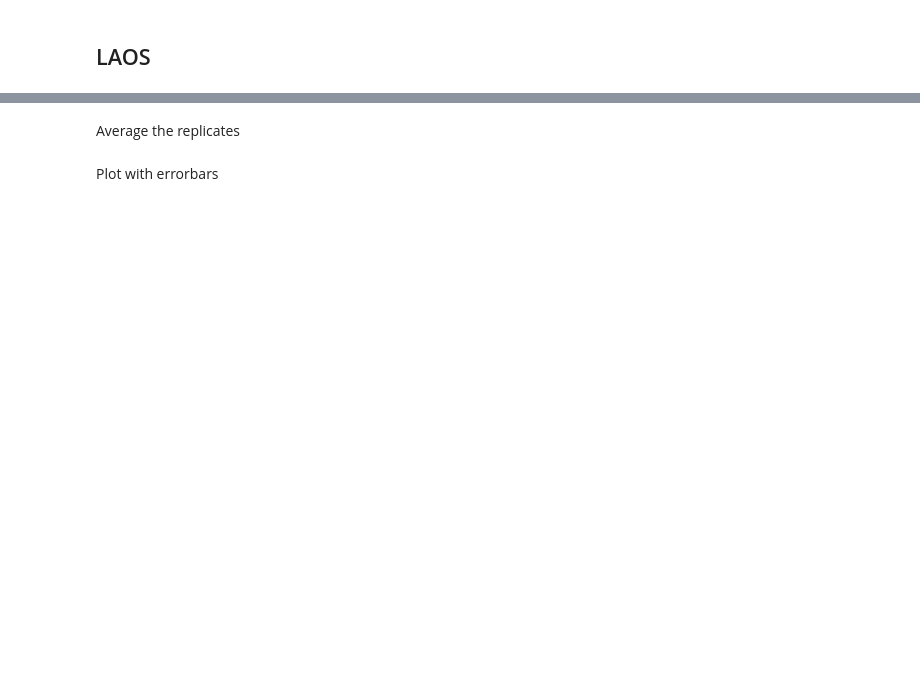
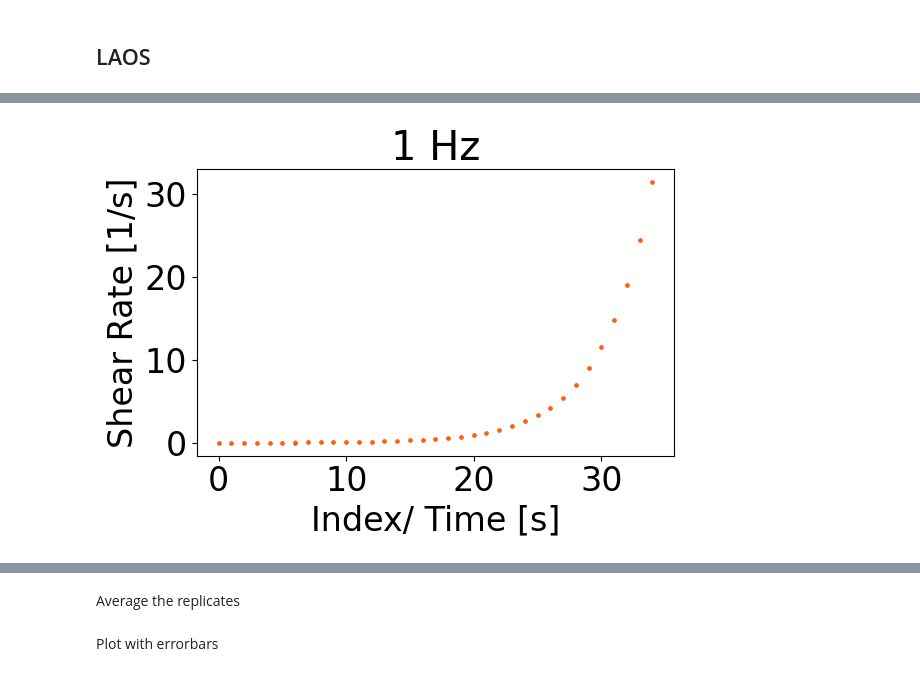
Before and after one commit to DrNjitram/vdSman_Constitutive_Model_Fitting, a Jupyter notebook: data_reading.ipynb, the cells around one changed output, grey strips where cells are left out. Drawn from its saved outputs; the diff is of its cells as text; code cells hidden in the pictures; blank space fills up the shorter version.

```diff
--- a/data_reading.ipynb
+++ b/data_reading.ipynb
@@ -615,0 +355,19 @@ plt.show()
+# %%
+#   Inputs
+ndata_cycle = 35
+n_header= 18 #header rows just from the begining to the first data
+cols_btw_data = 12 #number20 of rows between two measurements
+header_list=['Strain %', "G' [kPa]", "G'' [kPa]", 'G* [kPa]', 'Tan Delta', 'Temperature [°C]', 'Pressure [bar]', "Viscosity n' [Pa*s]", 'Viscosity n" [Pa*s]', 'Viscosity n* [Pa*s]', 'Shear Rate [1/sec]', 'Shear Stress [Pa]']
+
+what_to_collect = ["index", "Shear Stress [Pa]", "Strain %" , "Shear Rate [1/sec]"]
+
+
+path_read=r"D:\Data\Rheology\CCR\202411 DoE pH T M Alph 8\Overview 1.xls"
+
+sample_index = [0, 1]
+sample_name = ['M55 T130 0M', 'M55 T120 0M']
+
+infos, data_exp = read_data_CCR(n_header, header_list, what_to_collect, path_read, cols_btw_data)
+data_exp = [data_exp[i] for i in sample_index]
+data_exp_avg = data_exp
+print(data_exp)
@@ -615,0 +392,44 @@ plt.show()
+# %%
+# Create a figure and an array of axes with 1 row and 3 columns
+fig, axs = plt.subplots()
+
+axs.set_xlabel('Index/ Time [s]')
+
+axs.set_ylabel('Shear Rate [1/s]')
+
+axs.set_title('1 Hz')
+
+
+
+for i in range(len(data_exp)):
+    x1 = data_exp[i][0]
+    y1 = data_exp[i][3]
+
+    # Plot data in the first subplot
+    axs.plot(x1, y1, marker='o', color=color_palette[i], label='Data 1', markersize=2, linewidth =0)
+
+
+
+# Adjust layout for better spacing
+plt.tight_layout()
+
+
+# freq = 1
+# ampl = 120
+# t = np.linspace(0,1/freq,ndata_cycle)
+# strains = []
+# shrates =[]
+# for elem in t:
+#     shrate = ampl/100 * freq*2*math.pi * np.cos(freq*elem*2*math.pi)
+#
+#     strain = ampl/100 * np.sin(freq*elem*2*math.pi)
+#     strains.append(strain)
+#     shrates.append(shrate)
+# axs.plot(t, shrates, marker='o', color='blue', markersize=0, linewidth =1)
+
+
+
+# Display the plots
+plt.show()
+# %% [output]
+[figure, added]
```
Also changed, not shown: parts of 18 cells of this notebook, 8 other files.
